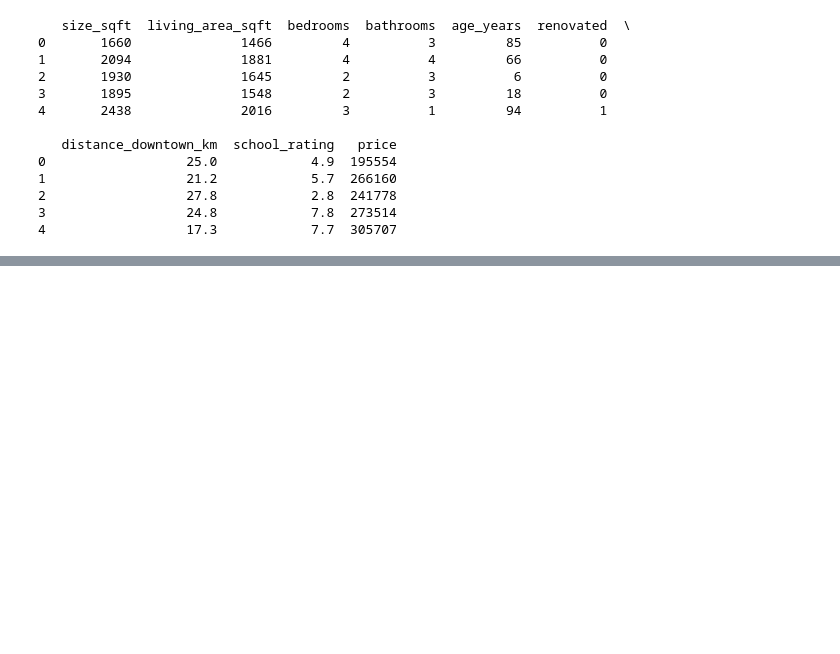
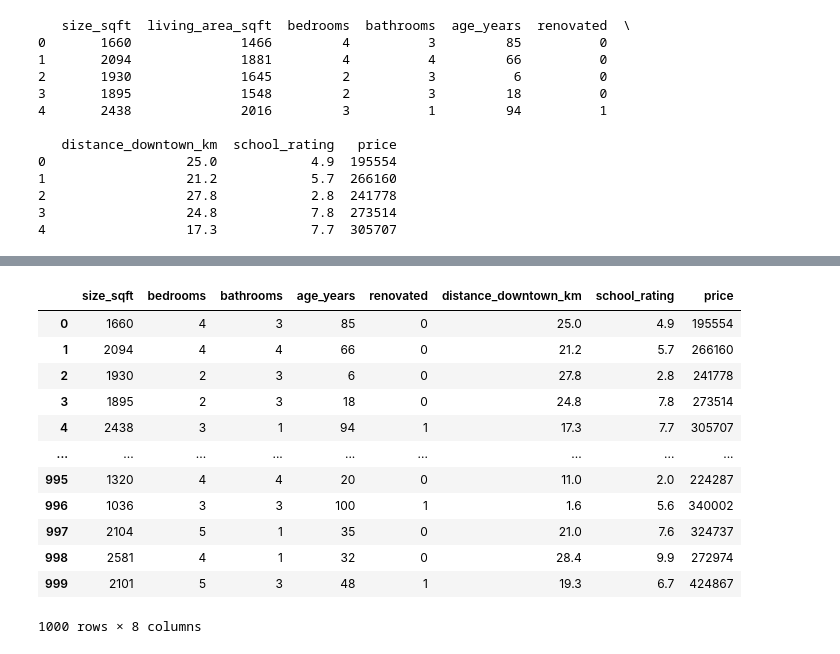
Before and after one commit to nikhilkudavemnh/classic-ML, a Jupyter notebook: classicMl/linear_regression.ipynb, the cells around one changed output, grey strips where cells are left out. Cells and saved outputs as stored; diff of their text form; code cells hidden in the pictures; blank space fills up the shorter version.

```diff
--- a/classicMl/linear_regression.ipynb
+++ b/classicMl/linear_regression.ipynb
@@ -281,0 +334,19 @@ print(df.head())
+# %%
+# drop living_area_sqft
+
+df = df.drop('living_area_sqft', axis=1)
+df
+# %% [output]
+|  | size_sqft | bedrooms | bathrooms | age_years | renovated | distance_downtown_km | school_rating | price |
+| 0 | 1660 | 4 | 3 | 85 | 0 | 25.0 | 4.9 | 195554 |
+| 1 | 2094 | 4 | 4 | 66 | 0 | 21.2 | 5.7 | 266160 |
+| 2 | 1930 | 2 | 3 | 6 | 0 | 27.8 | 2.8 | 241778 |
+| 3 | 1895 | 2 | 3 | 18 | 0 | 24.8 | 7.8 | 273514 |
+| 4 | 2438 | 3 | 1 | 94 | 1 | 17.3 | 7.7 | 305707 |
+| ... | ... | ... | ... | ... | ... | ... | ... | ... |
+| 995 | 1320 | 4 | 4 | 20 | 0 | 11.0 | 2.0 | 224287 |
+| 996 | 1036 | 3 | 3 | 100 | 1 | 1.6 | 5.6 | 340002 |
+| 997 | 2104 | 5 | 1 | 35 | 0 | 21.0 | 7.6 | 324737 |
+| 998 | 2581 | 4 | 1 | 32 | 0 | 28.4 | 9.9 | 272974 |
+| 999 | 2101 | 5 | 3 | 48 | 1 | 19.3 | 6.7 | 424867 |
+1000 rows × 8 columns
```
Also changed, not shown: parts of 5 cells of this notebook.
